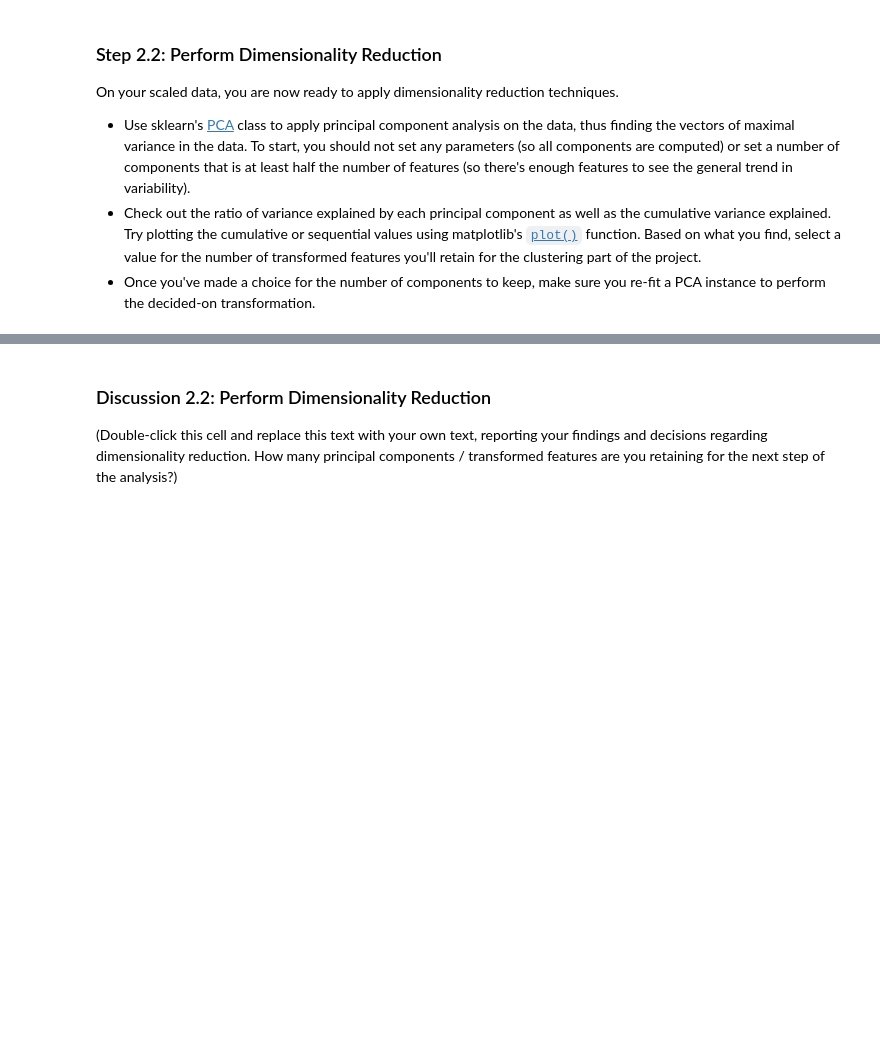
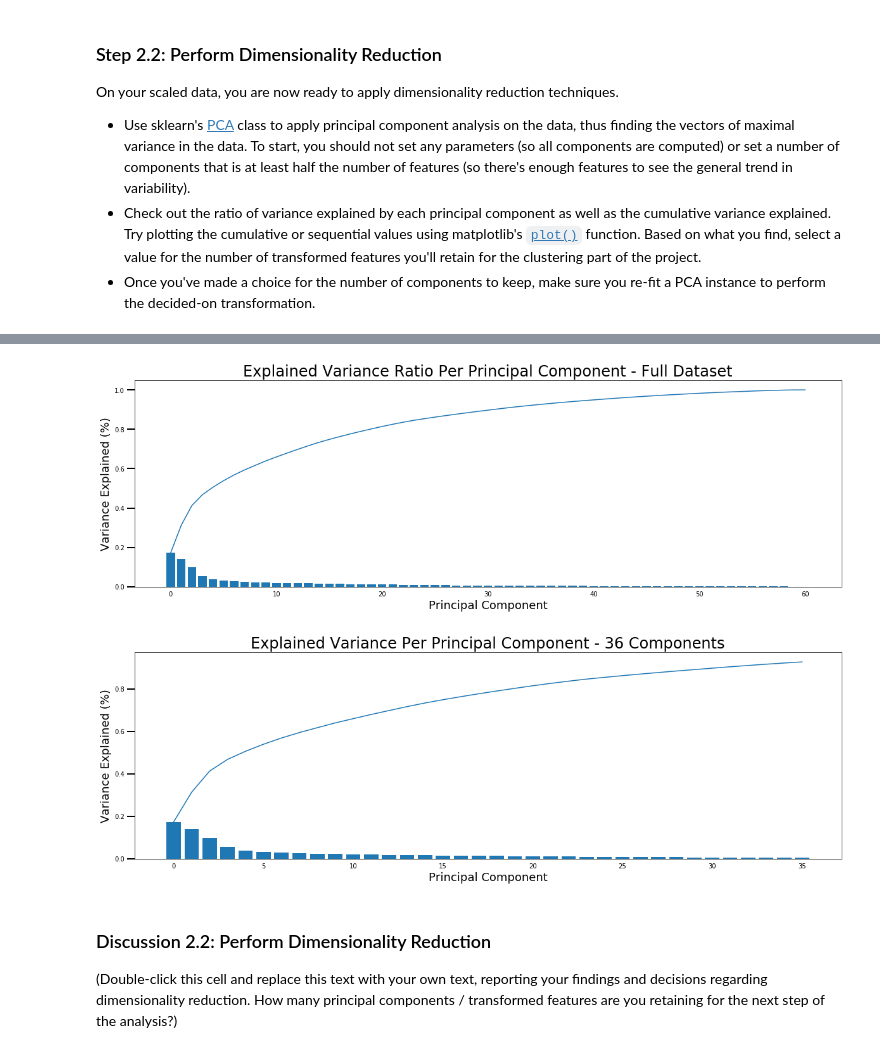
Before and after one commit to sphelps731/Bikeshare, a Jupyter notebook: Identify_Customer_Segments_sphelps.ipynb, the cells around one changed output, grey strips where cells are left out. Cells and saved outputs as stored; diff of their text form; code cells hidden in the pictures; blank space fills up the shorter version.

```diff
--- a/Identify_Customer_Segments_sphelps.ipynb
+++ b/Identify_Customer_Segments_sphelps.ipynb
@@ -532,3 +737,5 @@ On your scaled data, you are now ready to apply dimensionality reduction techniq
 - Once you've made a choice for the number of components to keep, make sure you re-fit a PCA instance to perform the decided-on transformation.
 # %%
 # Apply PCA to the data.
+az_pca = PCA()
+az_pca.fit_transform(az_cleaned_scaled)
@@ -534,0 +756,4 @@ On your scaled data, you are now ready to apply dimensionality reduction techniq
+# %%
+# Apply PCA to the data using 36 components.
+az_pca36 = PCA(36)
+az_pca36.fit_transform(az_cleaned_scaled)
@@ -535,2 +774,44 @@ On your scaled data, you are now ready to apply dimensionality reduction techniq
+# %%
+def scree_plot1(az_pca):
+    num_components=len(az_pca.explained_variance_ratio_)
+    ind = np.arange(num_components)
+    vals = az_pca.explained_variance_ratio_
+
+    plt.figure(figsize=(20, 6))
+    ax = plt.subplot(111)
+    cumvals = np.cumsum(vals)
+    ax.bar(ind,vals)
+    ax.plot(ind,cumvals)
+
+    ax.xaxis.set_tick_params(width=0)
+    ax.yaxis.set_tick_params(width=2, length=12)
+
+    ax.set_xlabel("Principal Component", fontsize=18)
+    ax.set_ylabel("Variance Explained (%)", fontsize=18)
+    plt.title('Explained Variance Ratio Per Principal Component - Full Dataset', fontsize=24)
+
+
+def scree_plot2(az_pca36):
+    num_components=len(az_pca36.explained_variance_ratio_)
+    ind = np.arange(num_components)
+    vals = az_pca36.explained_variance_ratio_
+
+    plt.figure(figsize=(20, 6))
+    ax = plt.subplot(111)
+    cumvals = np.cumsum(vals)
+    ax.bar(ind,vals)
+    ax.plot(ind,cumvals)
+
+    ax.xaxis.set_tick_params(width=0)
+    ax.yaxis.set_tick_params(width=2, length=12)
+
+    ax.set_xlabel("Principal Component", fontsize=18)
+    ax.set_ylabel("Variance Explained (%)", fontsize=18)
+    plt.title('Explained Variance Per Principal Component - 36 Components', fontsize=24)
 # %%
 # Investigate the variance accounted for by each principal component.
+scree_plot1(az_pca)
+scree_plot2(az_pca36)
+# %% [output]
+[figure, added]
+[figure, added]
```
Also changed, not shown: parts of 42 cells of this notebook.
